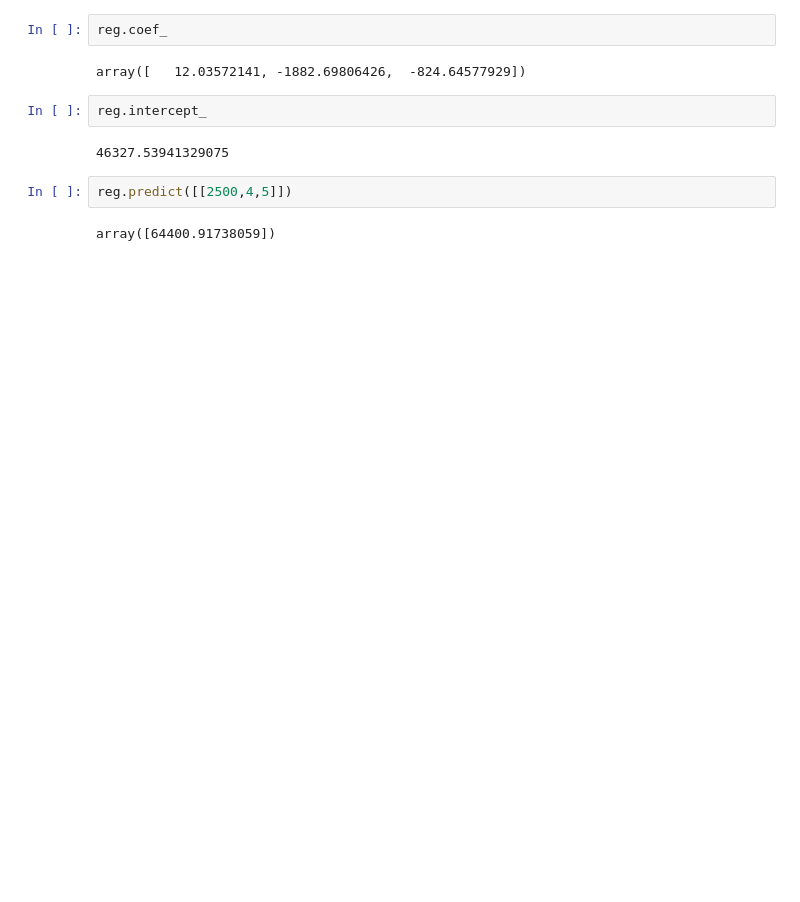
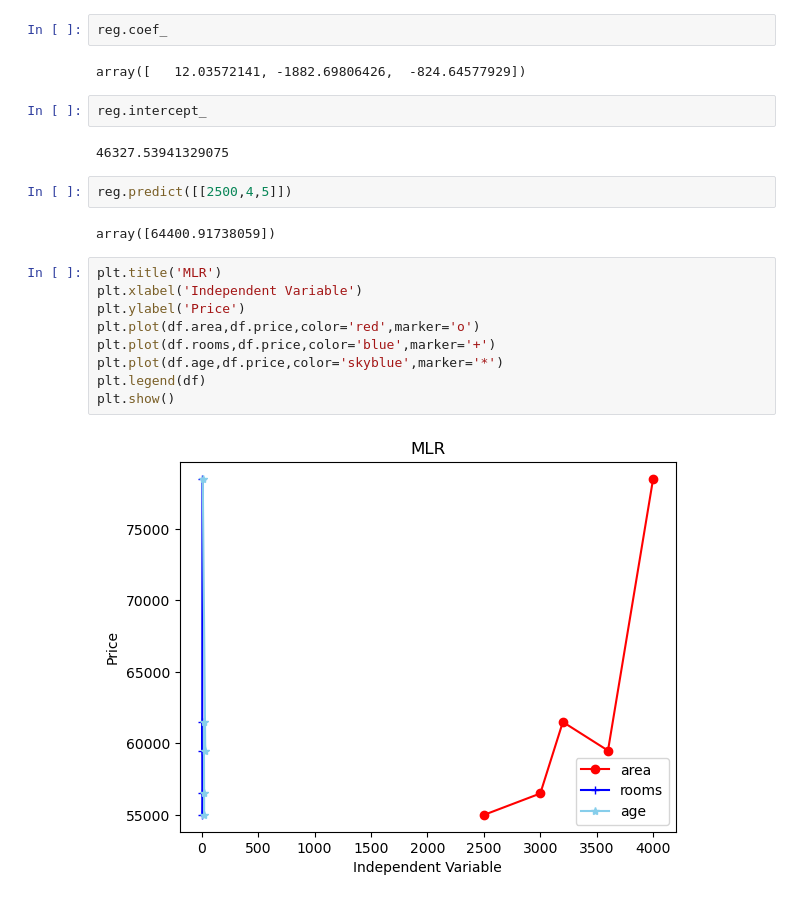
Before and after one commit to Pranil9699/AIML, a Jupyter notebook: housepriceing.ipynb, the cells around one changed output. Cells and saved outputs as stored; diff of their text form; blank space fills up the shorter version.

```diff
--- a/housepriceing.ipynb
+++ b/housepriceing.ipynb
@@ -45,3 +45,14 @@ reg.intercept_
 reg.predict([[2500,4,5]])
 # %% [output]
 array([64400.91738059])
+# %%
+plt.title('MLR')
+plt.xlabel('Independent Variable')
+plt.ylabel('Price')
+plt.plot(df.area,df.price,color='red',marker='o')
+plt.plot(df.rooms,df.price,color='blue',marker='+')
+plt.plot(df.age,df.price,color='skyblue',marker='*')
+plt.legend(df)
+plt.show()
+# %% [output]
+[figure, added]
```
